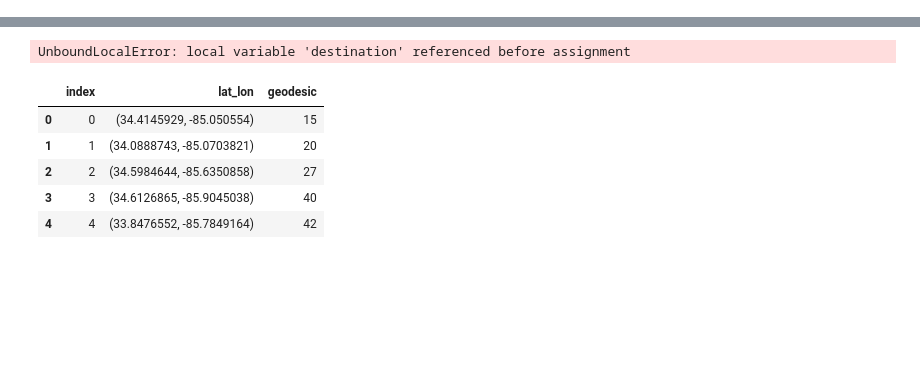
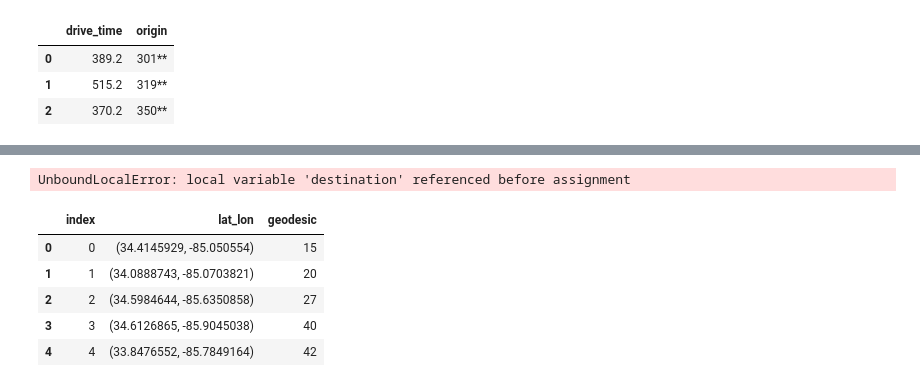
Before and after one commit to openhealthdataorg/post-roe, a Jupyter notebook: notebooks/2022-08-17/_workbench.ipynb, the cells around one changed output, grey strips where cells are left out. Drawn from its saved outputs; the diff is of its cells as text; code cells hidden in the pictures; blank space fills up the shorter version.

```diff
--- a/notebooks/2022-08-17/_workbench.ipynb
+++ b/notebooks/2022-08-17/_workbench.ipynb
@@ -0,0 +1,36 @@
+# %%
+import pandas as pd
+from geopy.distance import geodesic
+import requests
+from concurrent.futures import ThreadPoolExecutor
+
+from post_roe.query import BucketQuery as bq
+from post_roe.distance import Distance
+
+def _invoke_get_drive_time(origin: dict) -> dict:
+    endpoint = "https://us-central1-concise-memory-274202.cloudfunctions.net/prm-get-drive-time"
+    params = {
+        "zip3": origin['zip3'],
+        "lat_lon": list(origin['lat_lon']),
+    }
+    resp = requests.post(endpoint, json=params)
+    if resp.status_code != 200:
+        print(resp.status_code, resp.text)
+    else:
+        return resp.json()
+
+def process():
+    origins = bq.census_zip3_query()
+    zip3_origins = origins[['zip3','lat_lon']].to_dict(orient="records")
+    with ThreadPoolExecutor(max_workers=20) as exec:
+        futures = exec.map(_invoke_get_drive_time, zip3_origins)
+    df = pd.DataFrame(list(futures))
+    return df
+
+df = process()
+df
+# %% [output]
+|  | drive_time | origin |
+| 0 | 389.2 | 301** |
+| 1 | 515.2 | 319** |
+| 2 | 370.2 | 350** |
```
Also changed, not shown: parts of 5 cells of this notebook, 12 other files.
